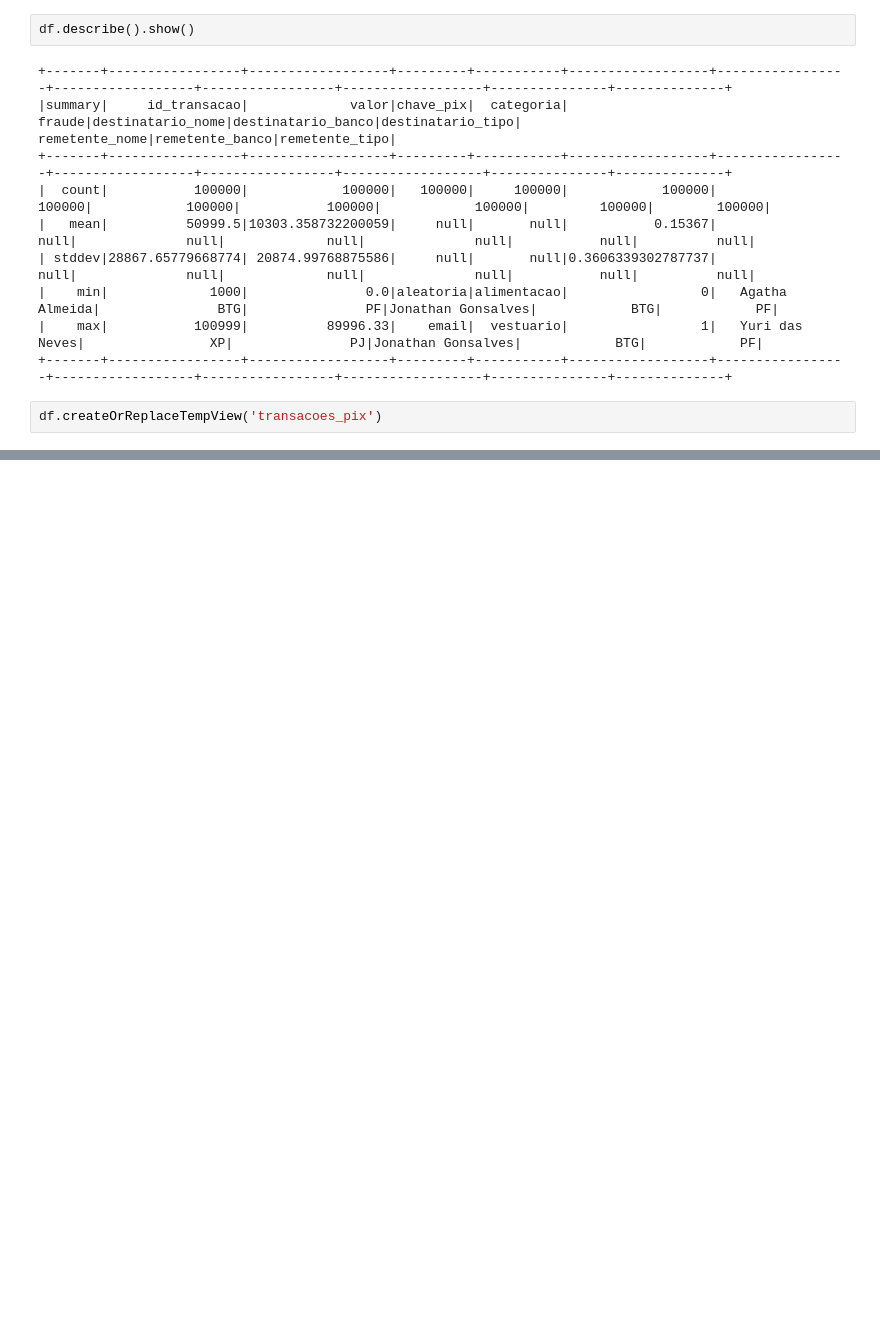
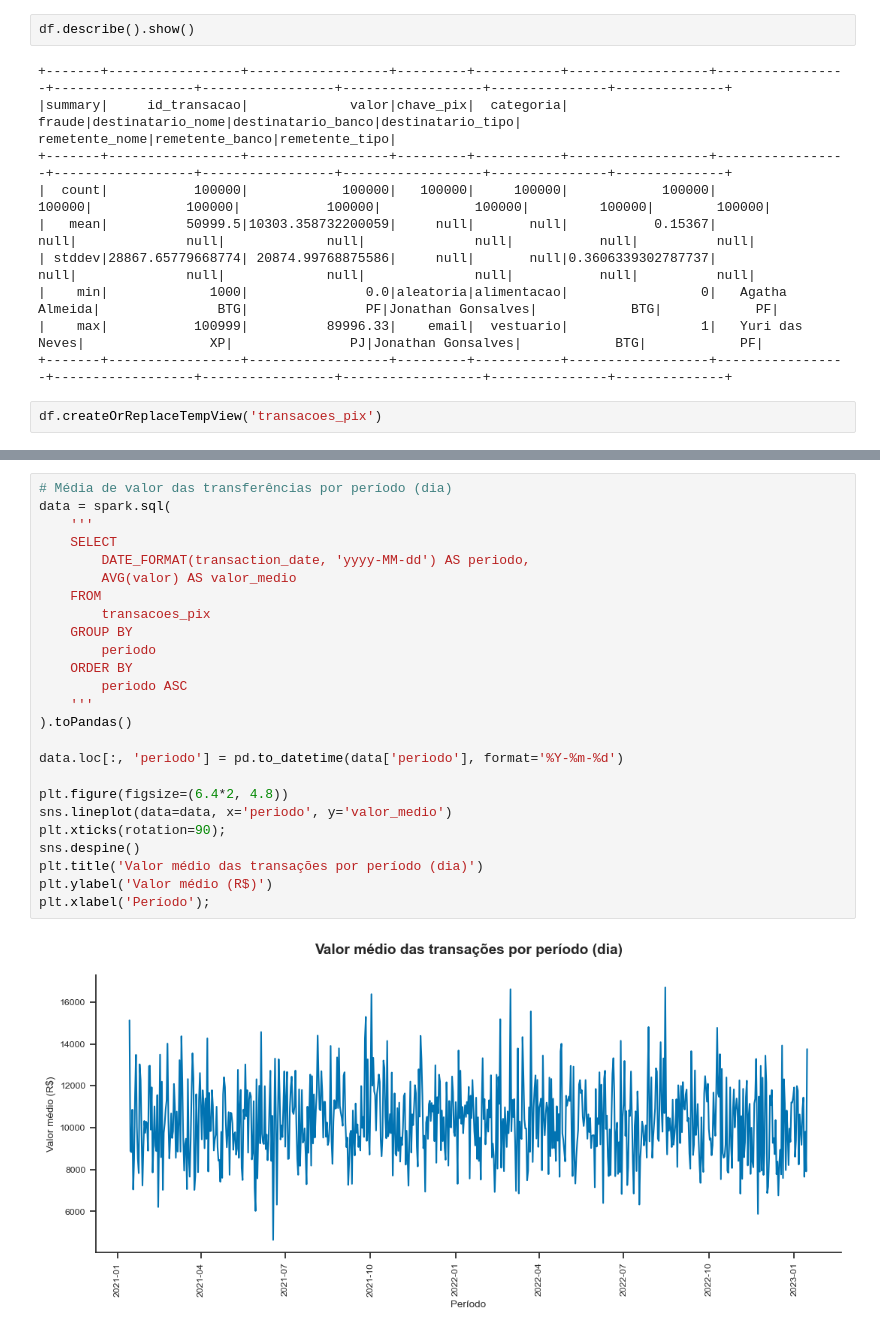
Before and after one commit to guipradow/pyspark_case_pix, a Jupyter notebook: notebook/case_pix.ipynb, the cells around one changed output, grey strips where cells are left out. Drawn from its saved outputs; the diff is of its cells as text; blank space fills up the shorter version.

```diff
--- a/notebook/case_pix.ipynb
+++ b/notebook/case_pix.ipynb
@@ -172,0 +229,27 @@ spark.sql(
+# %%
+# Média de valor das transferências por período (dia)
+data = spark.sql(
+    '''
+    SELECT
+        DATE_FORMAT(transaction_date, 'yyyy-MM-dd') AS periodo,
+        AVG(valor) AS valor_medio
+    FROM
+        transacoes_pix
+    GROUP BY
+        periodo
+    ORDER BY
+        periodo ASC
+    '''
+).toPandas()
+
+data.loc[:, 'periodo'] = pd.to_datetime(data['periodo'], format='%Y-%m-%d')
+
+plt.figure(figsize=(6.4*2, 4.8))
+sns.lineplot(data=data, x='periodo', y='valor_medio')
+plt.xticks(rotation=90);
+sns.despine()
+plt.title('Valor médio das transações por período (dia)')
+plt.ylabel('Valor médio (R$)')
+plt.xlabel('Período');
+# %% [output]
+[figure, added]
```
Also changed, not shown: parts of 12 cells of this notebook, 2 other files.
